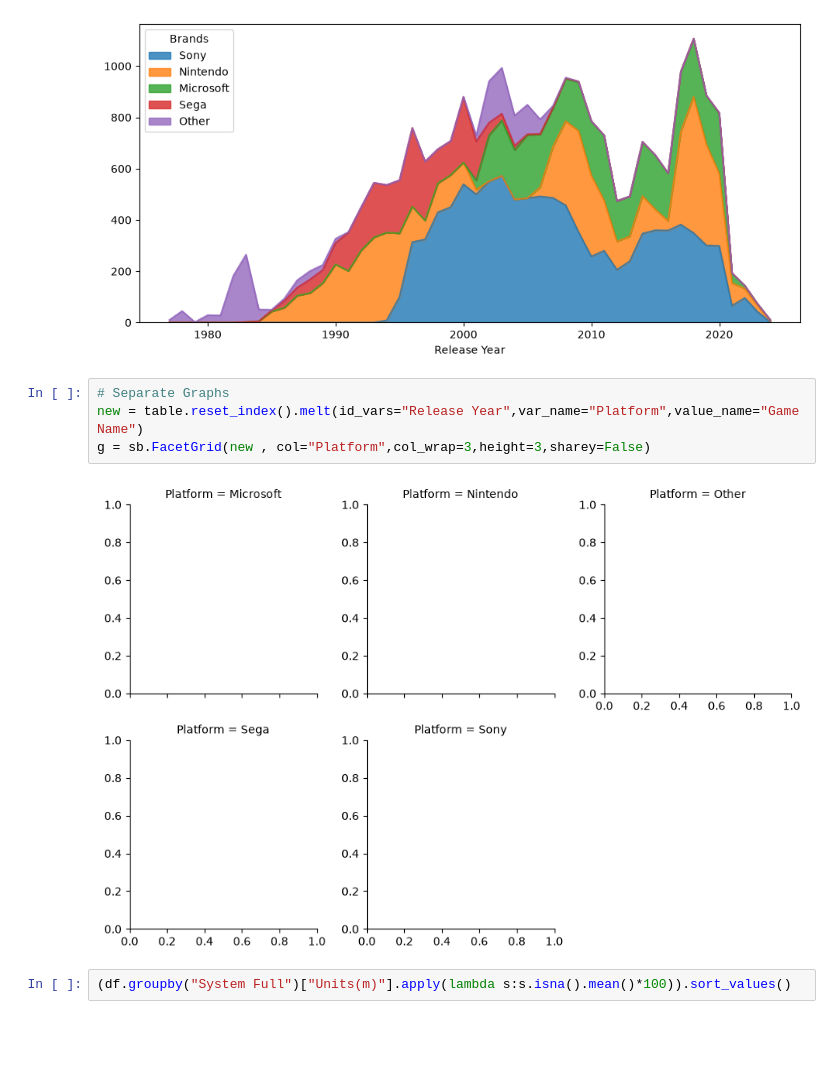
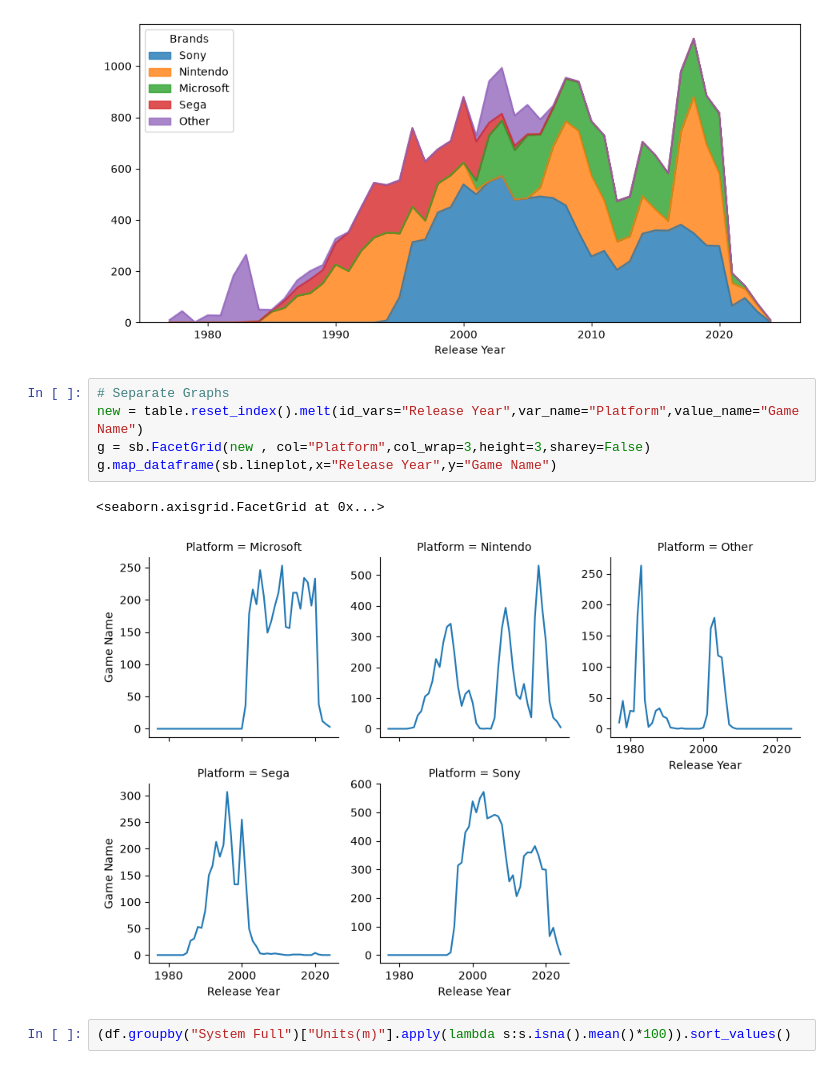
Before and after one commit to ahmadbinsohail/Handling_CSV, a Jupyter notebook: platform_wars_dashboard/main.ipynb, the cells around one changed output. Cells and saved outputs as stored; diff of their text form; blank space fills up the shorter version.

```diff
--- a/platform_wars_dashboard/main.ipynb
+++ b/platform_wars_dashboard/main.ipynb
@@ -100,9 +100,11 @@ table[top].plot.area(figsize=(11,5),alpha=(0.8))
 # %%
 # Separate Graphs
 new = table.reset_index().melt(id_vars="Release Year",var_name="Platform",value_name="Game Name")
 g = sb.FacetGrid(new , col="Platform",col_wrap=3,height=3,sharey=False)
+g.map_dataframe(sb.lineplot,x="Release Year",y="Game Name")
 # %% [output]
+<seaborn.axisgrid.FacetGrid at 0x...>
-[figure, old version]
+[figure, new version]
 # %%
 (df.groupby("System Full")["Units(m)"].apply(lambda s:s.isna().mean()*100)).sort_values()
 # %% [output]
```
